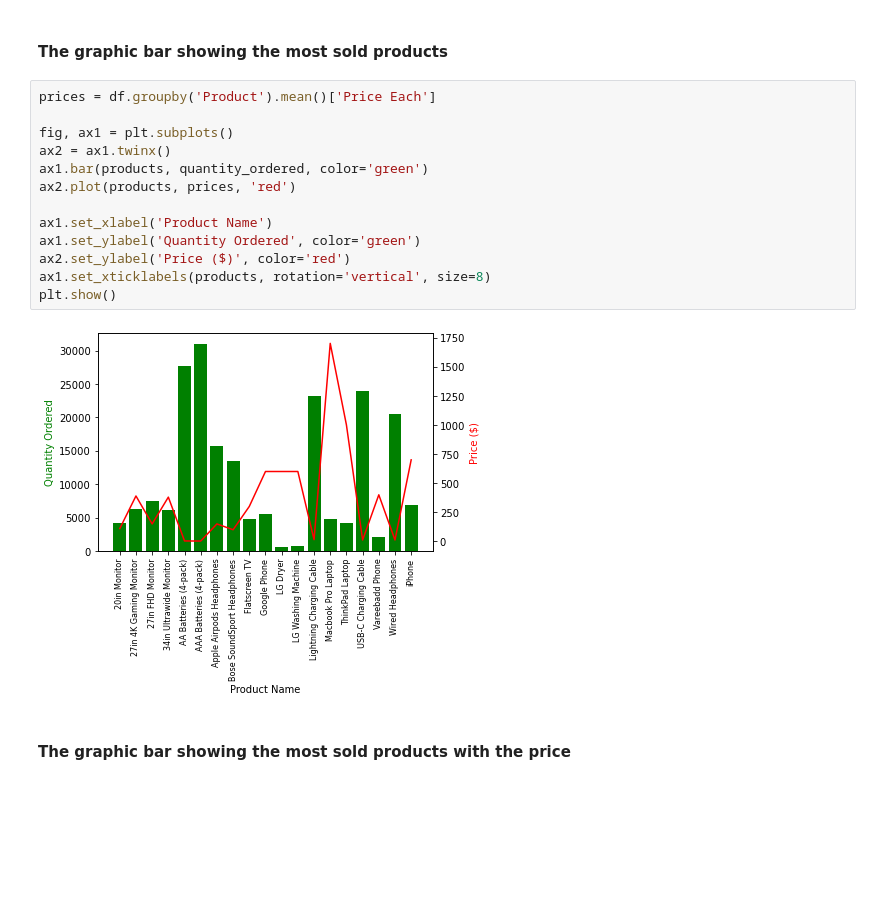
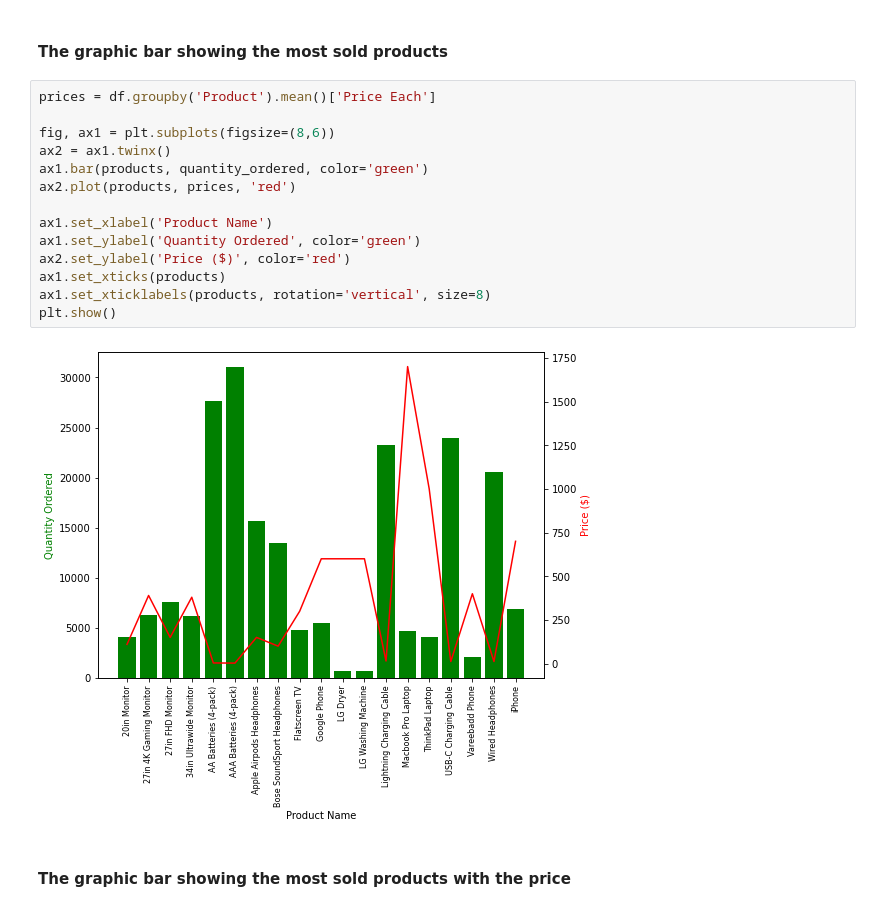
Before and after one commit to fajarslvn/data_analysis, a Jupyter notebook: sales gadget/Sales Analysis.ipynb, the cells around one changed output. Cells and saved outputs as stored; diff of their text form; blank space fills up the shorter version.

Commit message:
add set_xticks on graph at line [33]

```diff
--- a/sales gadget/Sales Analysis.ipynb
+++ b/sales gadget/Sales Analysis.ipynb
@@ -320,17 +320,18 @@ plt.show()
 # %%
 prices = df.groupby('Product').mean()['Price Each']
 
-fig, ax1 = plt.subplots()
+fig, ax1 = plt.subplots(figsize=(8,6))
 ax2 = ax1.twinx()
 ax1.bar(products, quantity_ordered, color='green')
 ax2.plot(products, prices, 'red')
 
 ax1.set_xlabel('Product Name')
 ax1.set_ylabel('Quantity Ordered', color='green')
 ax2.set_ylabel('Price ($)', color='red')
+ax1.set_xticks(products)
 ax1.set_xticklabels(products, rotation='vertical', size=8)
 plt.show()
 # %% [output]
-[figure, old version]
+[figure, new version]
 # %% [markdown]
 #### The graphic bar showing the most sold products with the price
```
